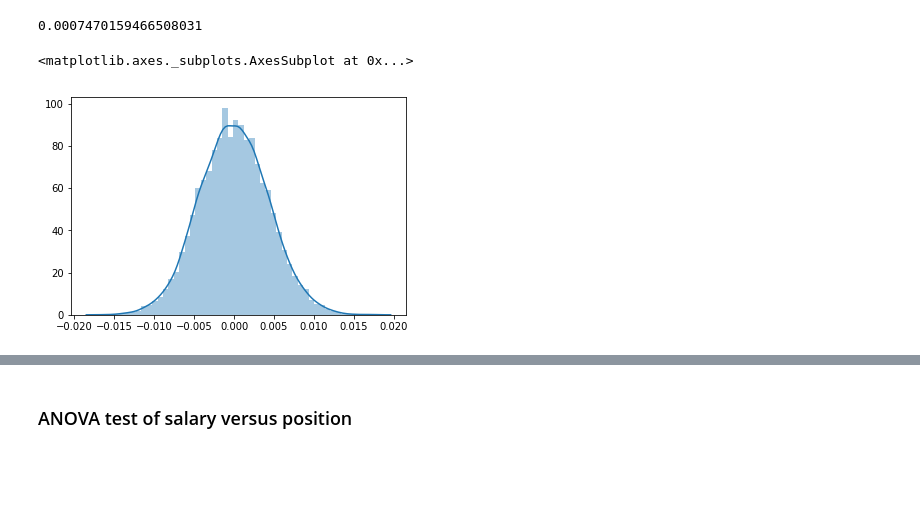
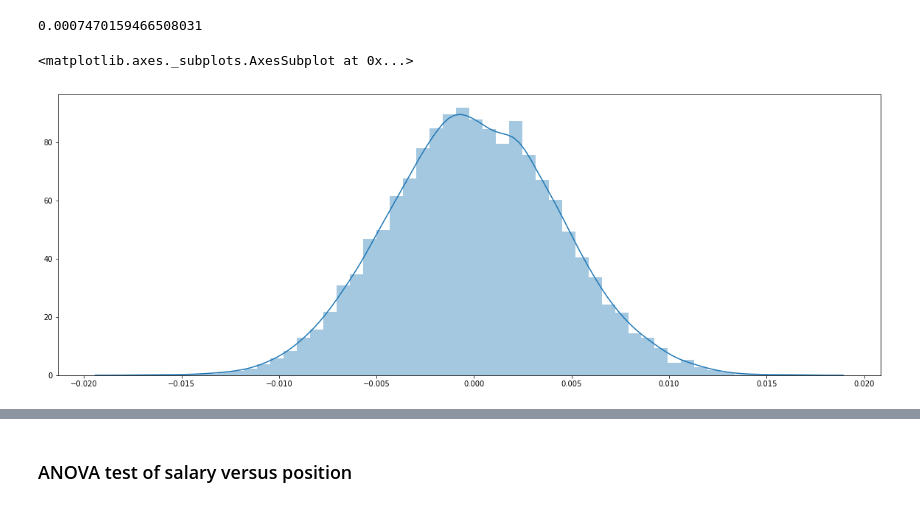
Before and after one commit to kjd999/Springboard-Projects, a Jupyter notebook: Capstone Project/exploratory_data_analysis.ipynb, the cells around one changed output, grey strips where cells are left out. Drawn from its saved outputs; the diff is of its cells as text; code cells hidden in the pictures; blank space fills up the shorter version.

```diff
--- a/Capstone Project/exploratory_data_analysis.ipynb
+++ b/Capstone Project/exploratory_data_analysis.ipynb
@@ -201,10 +261,11 @@ diff_means3
 perm_reps3 = draw_perm_reps(abvav3val, belav3val, diff_of_means, 10000)
 # %%
 # Plot the distribution
+plt.figure(figsize=(20, 7))
 sns.distplot(perm_reps3)
 # %% [output]
 <matplotlib.axes._subplots.AxesSubplot at 0x...>
-[figure, old version]
+[figure, new version]
 # %%
 # Compute p-value: p
 p_3mean = np.sum(perm_reps3 >= diff_means3) / len(perm_reps3)
```
Also changed, not shown: parts of 97 cells of this notebook.
